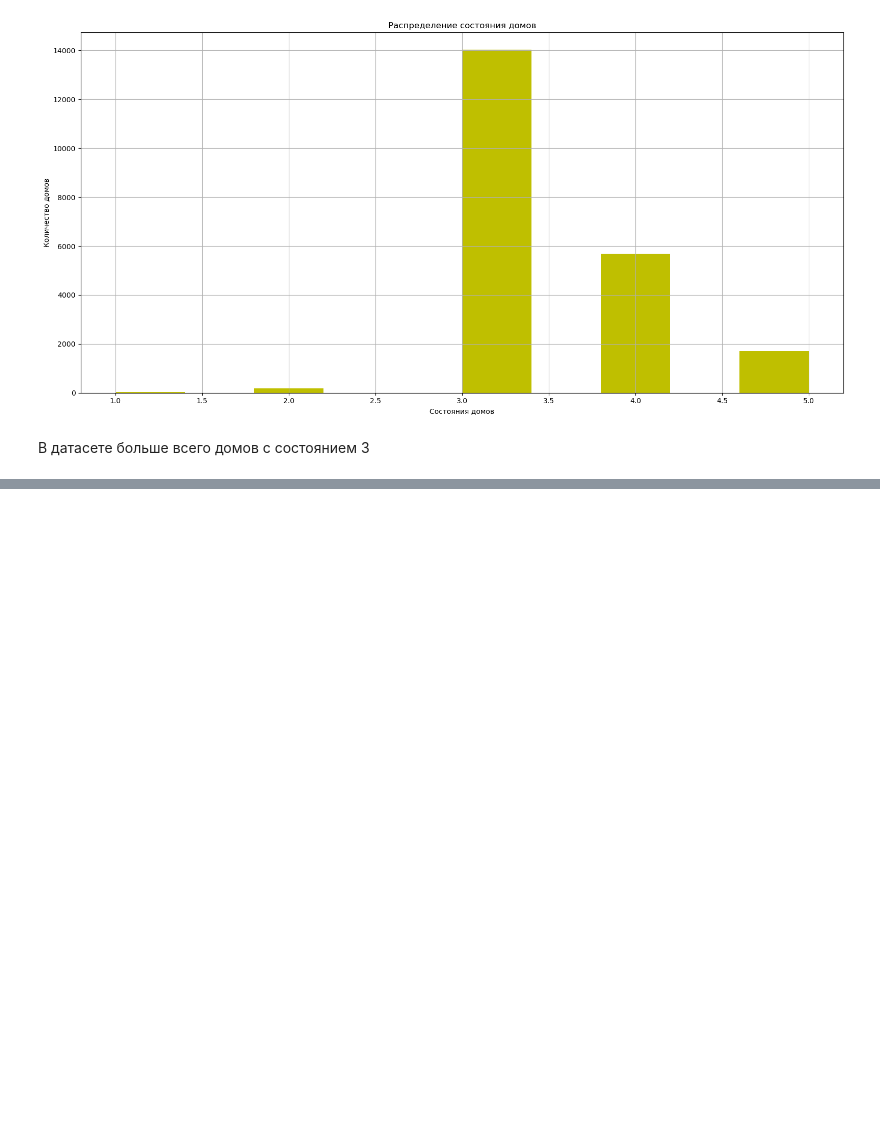
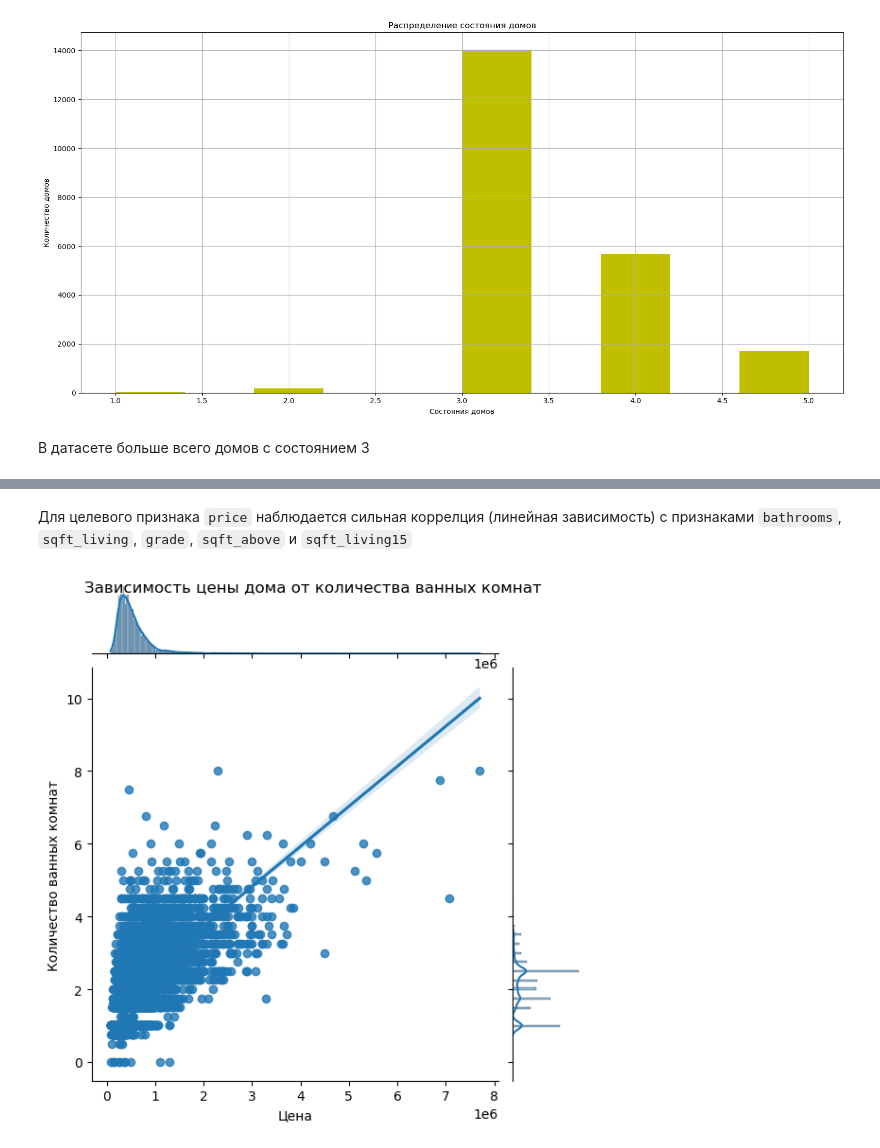
Before and after one commit to dnlygvtv/Python_for_Data_Science_HWs, a Jupyter notebook: HW/HW_4.ipynb, the cells around one changed output, grey strips where cells are left out. Drawn from its saved outputs; the diff is of its cells as text; code cells hidden in the pictures; blank space fills up the shorter version.

```diff
--- a/HW/HW_4.ipynb
+++ b/HW/HW_4.ipynb
@@ -173,0 +189,9 @@ plt.show()
+# %% [markdown]
+Для целевого признака `price` наблюдается сильная коррелция (линейная зависимость) c признаками `bathrooms`, `sqft_living`, `grade`, `sqft_above` и `sqft_living15`
+# %%
+sns.jointplot(data = df, x='price', y='bathrooms', kind='reg')
+plt.suptitle("Зависимость цены дома от количества ванных комнат")
+plt.xlabel('Цена')
+plt.ylabel('Количество ванных комнат');
+# %% [output]
+[figure, added]
```
Also changed, not shown: parts of 6 cells of this notebook.
